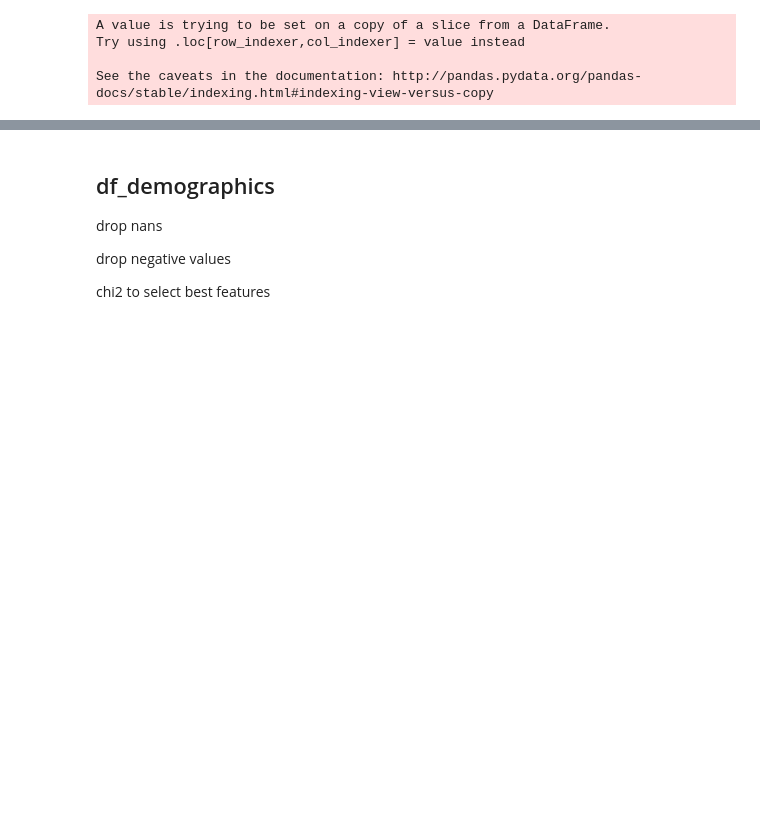
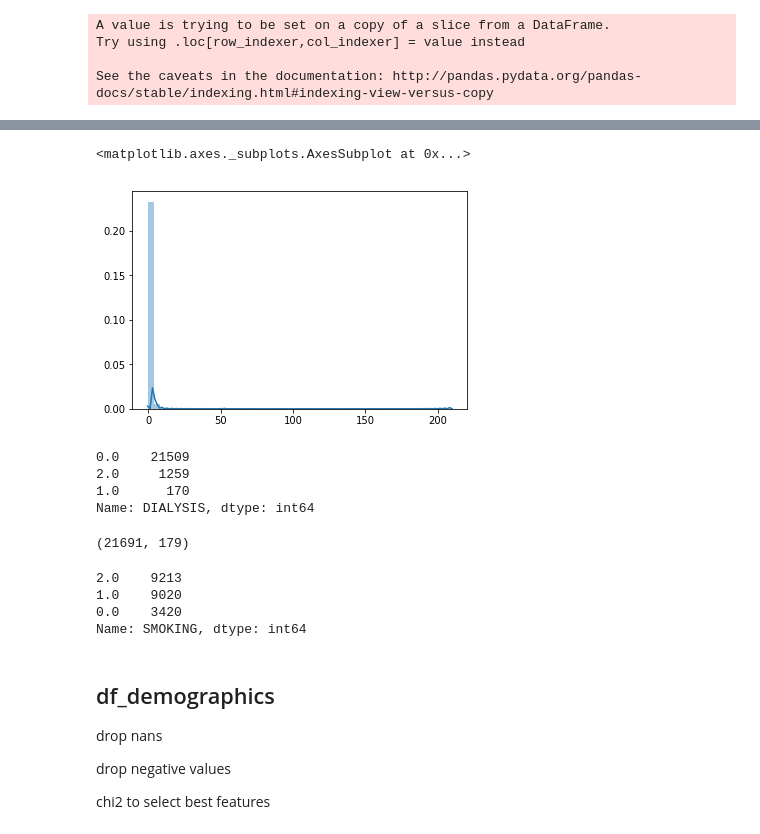
Before and after one commit to CCCClaire/Acute-Kidney-Injury-Study, a Jupyter notebook: Feature_extraction_univariate.ipynb, the cells around one changed output, grey strips where cells are left out. Cells and saved outputs as stored; diff of their text form; code cells hidden in the pictures; blank space fills up the shorter version.

```diff
--- a/Feature_extraction_univariate.ipynb
+++ b/Feature_extraction_univariate.ipynb
@@ -43,0 +126,7 @@ See the caveats in the documentation: http://pandas.pydata.org/pandas-docs/stabl
+# %%
+# Since LOS is highly skewed, standardize it into unit of week
+df['LOS/Week'] = df['LOS']/7
+sns.distplot(np.array(df['LOS/Week'].dropna()))
+# %% [output]
+<matplotlib.axes._subplots.AxesSubplot at 0x...>
+[figure, added]
@@ -43,0 +135,7 @@ See the caveats in the documentation: http://pandas.pydata.org/pandas-docs/stabl
+# %%
+df['DIALYSIS'].value_counts()
+# %% [output]
+0.0    21509
+2.0     1259
+1.0      170
+Name: DIALYSIS, dtype: int64
@@ -43,0 +144,11 @@ See the caveats in the documentation: http://pandas.pydata.org/pandas-docs/stabl
+# %%
+df.shape
+# %% [output]
+(21691, 179)
+# %%
+df['SMOKING'].value_counts()
+# %% [output]
+2.0    9213
+1.0    9020
+0.0    3420
+Name: SMOKING, dtype: int64
```
Also changed, not shown: parts of 90 cells of this notebook, 1 other file.
